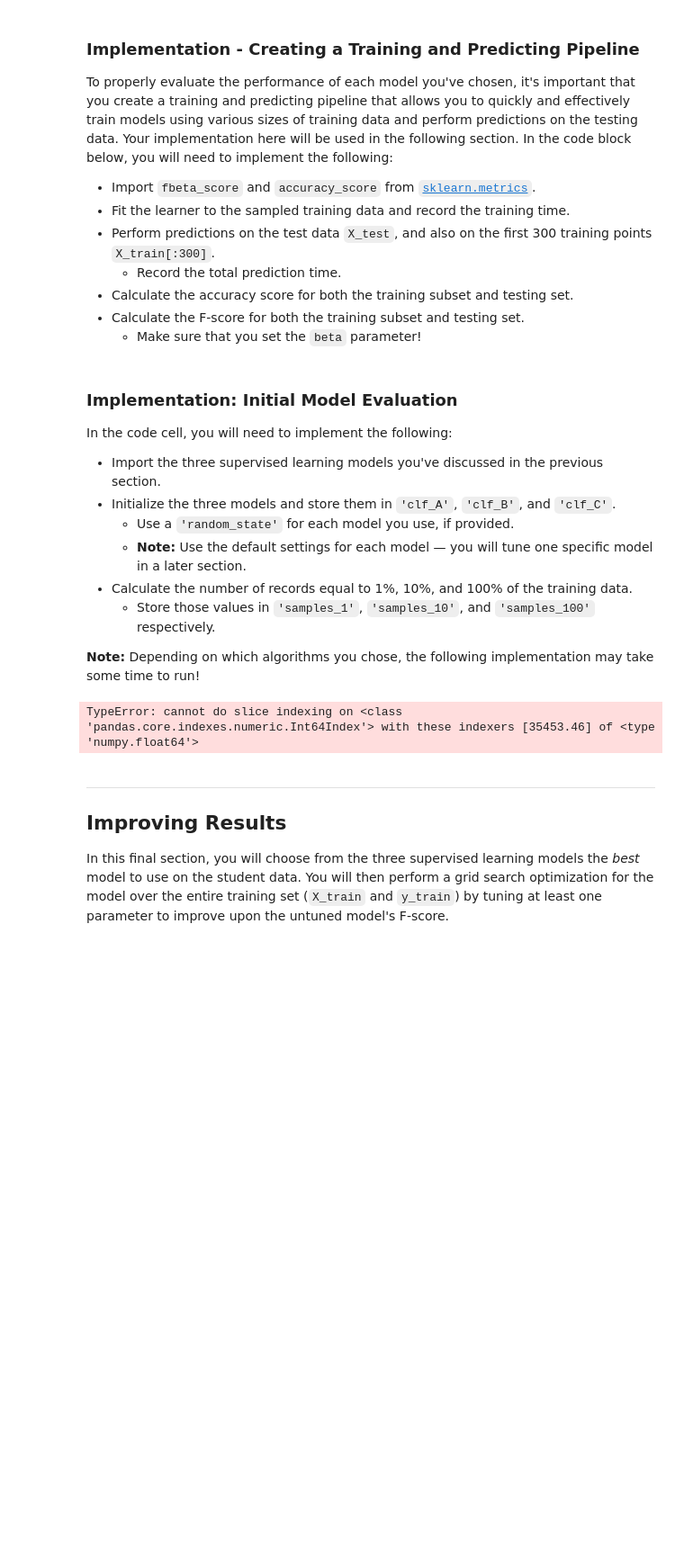
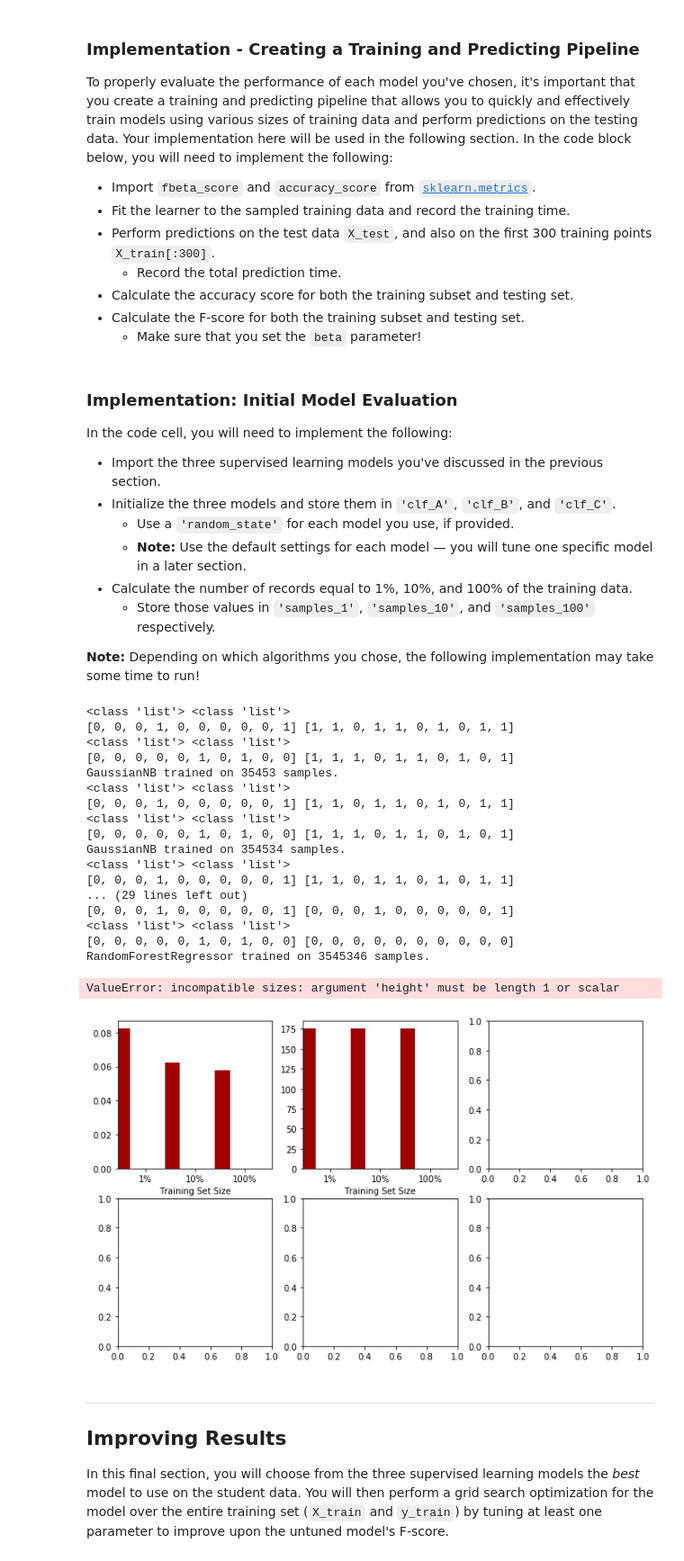
Before and after one commit to VikramSuriyanarayanan/machine-learning, a Jupyter notebook: finding_donors/finding_donors.ipynb, the cells around one changed output. Shown at 90% size. Cells and saved outputs as stored; diff of their text form; code cells hidden in the pictures; blank space fills up the shorter version.

```diff
--- a/finding_donors/finding_donors.ipynb
+++ b/finding_donors/finding_donors.ipynb
@@ -267,18 +266,31 @@ def train_predict(learner, sample_size, X_train, y_train, X_test, y_test):
     # TODO: Get the predictions on the test set,
     #       then get predictions on the first 300 training samples
     start = time() # Get start time
+
+    threshold = 0.5
+
     predictions_test = learner.predict(X_test)
+    predictions_test = (predictions_test > threshold).astype(int)
+    predictions_test = predictions_test.tolist()
+
     predictions_train = learner.predict(X_train[:300])
+    predictions_train = (predictions_train > threshold).astype(int)
+    predictions_train = predictions_train.tolist()
+
     end = time() # Get end time
 
     # TODO: Calculate the total prediction time
     results['pred_time'] = end - start
 
     # TODO: Compute accuracy on the first 300 training samples
-    results['acc_train'] = None
+    results['acc_train'] = accuracy_score(y_train[:300], predictions_train, normalize = False)
+    print(type(y_train), type(predictions_train))
+    print(y_train[:10], predictions_train[:10])
 
     # TODO: Compute accuracy on test set
-    results['acc_test'] = None
+    results['acc_test'] = accuracy_score(y_test, predictions_test, normalize = False)
+    print(type(y_test), type(predictions_test))
+    print(y_test[:10], predictions_test[:10])
 
     # TODO: Compute F-score on the the first 300 training samples
     results['f_train'] = fbeta_score(y_train[:300], predictions_train, average=None, beta=0.5)
@@ -287,7 +299,7 @@ def train_predict(learner, sample_size, X_train, y_train, X_test, y_test):
     results['f_test'] = fbeta_score(y_test, predictions_test, average=None, beta=0.5)
 
     # Success
-    print "{} trained on {} samples.".format(learner.__class__.__name__, sample_size)
+    print ("{} trained on {} samples.".format(learner.__class__.__name__, sample_size))
 
     # Return the results
     return results
@@ -305,35 +317,53 @@ In the code cell, you will need to implement the following:
 # %%
 # TODO: Import the three supervised learning models from sklearn
 from sklearn.naive_bayes import GaussianNB
 from sklearn.svm import SVR
 from sklearn.ensemble import RandomForestRegressor
 
 # TODO: Initialize the three models
 clf_A = GaussianNB()
 clf_B = SVR(C=1.0, epsilon=0.2)
 clf_C = RandomForestRegressor(n_estimators=10, criterion='mse', max_depth=None, min_samples_split=2,
                               min_samples_leaf=1, min_weight_fraction_leaf=0.0, max_features='auto',
                               max_leaf_nodes=None, min_impurity_split=1e-07, bootstrap=True, oob_score=False,
                               n_jobs=1, random_state=None, verbose=0, warm_start=False)
 
 # TODO: Calculate the number of samples for 1%, 10%, and 100% of the training data
-samples_1 = X_train.size * 0.01
-samples_10 = X_train.size * 0.1
+samples_1 = int(X_train.size * 0.01)
+samples_10 = int(X_train.size * 0.1)
 samples_100 = X_train.size
 
 # Collect results on the learners
 results = {}
 for clf in [clf_A, clf_B, clf_C]:
     clf_name = clf.__class__.__name__
     results[clf_name] = {}
     for i, samples in enumerate([samples_1, samples_10, samples_100]):
         results[clf_name][i] = \
         train_predict(clf, samples, X_train, y_train, X_test, y_test)
 
 # Run metrics visualization for the three supervised learning models chosen
 vs.evaluate(results, accuracy, fscore)
 # %% [output]
-TypeError: cannot do slice indexing on <class 'pandas.core.indexes.numeric.Int64Index'> with these indexers [35453.46] of <type 'numpy.float64'>
+<class 'list'> <class 'list'>
+[0, 0, 0, 1, 0, 0, 0, 0, 0, 1] [1, 1, 0, 1, 1, 0, 1, 0, 1, 1]
+<class 'list'> <class 'list'>
+[0, 0, 0, 0, 0, 1, 0, 1, 0, 0] [1, 1, 1, 0, 1, 1, 0, 1, 0, 1]
+GaussianNB trained on 35453 samples.
+<class 'list'> <class 'list'>
+[0, 0, 0, 1, 0, 0, 0, 0, 0, 1] [1, 1, 0, 1, 1, 0, 1, 0, 1, 1]
+<class 'list'> <class 'list'>
+[0, 0, 0, 0, 0, 1, 0, 1, 0, 0] [1, 1, 1, 0, 1, 1, 0, 1, 0, 1]
+GaussianNB trained on 354534 samples.
+<class 'list'> <class 'list'>
+[0, 0, 0, 1, 0, 0, 0, 0, 0, 1] [1, 1, 0, 1, 1, 0, 1, 0, 1, 1]
+... (29 lines left out)
+[0, 0, 0, 1, 0, 0, 0, 0, 0, 1] [0, 0, 0, 1, 0, 0, 0, 0, 0, 1]
+<class 'list'> <class 'list'>
+[0, 0, 0, 0, 0, 1, 0, 1, 0, 0] [0, 0, 0, 0, 0, 0, 0, 0, 0, 0]
+RandomForestRegressor trained on 3545346 samples.
+ValueError: incompatible sizes: argument 'height' must be length 1 or scalar
+[figure, added]
 # %% [markdown]
 ----
 ## Improving Results
```
Also changed, not shown: parts of 4 cells of this notebook.
